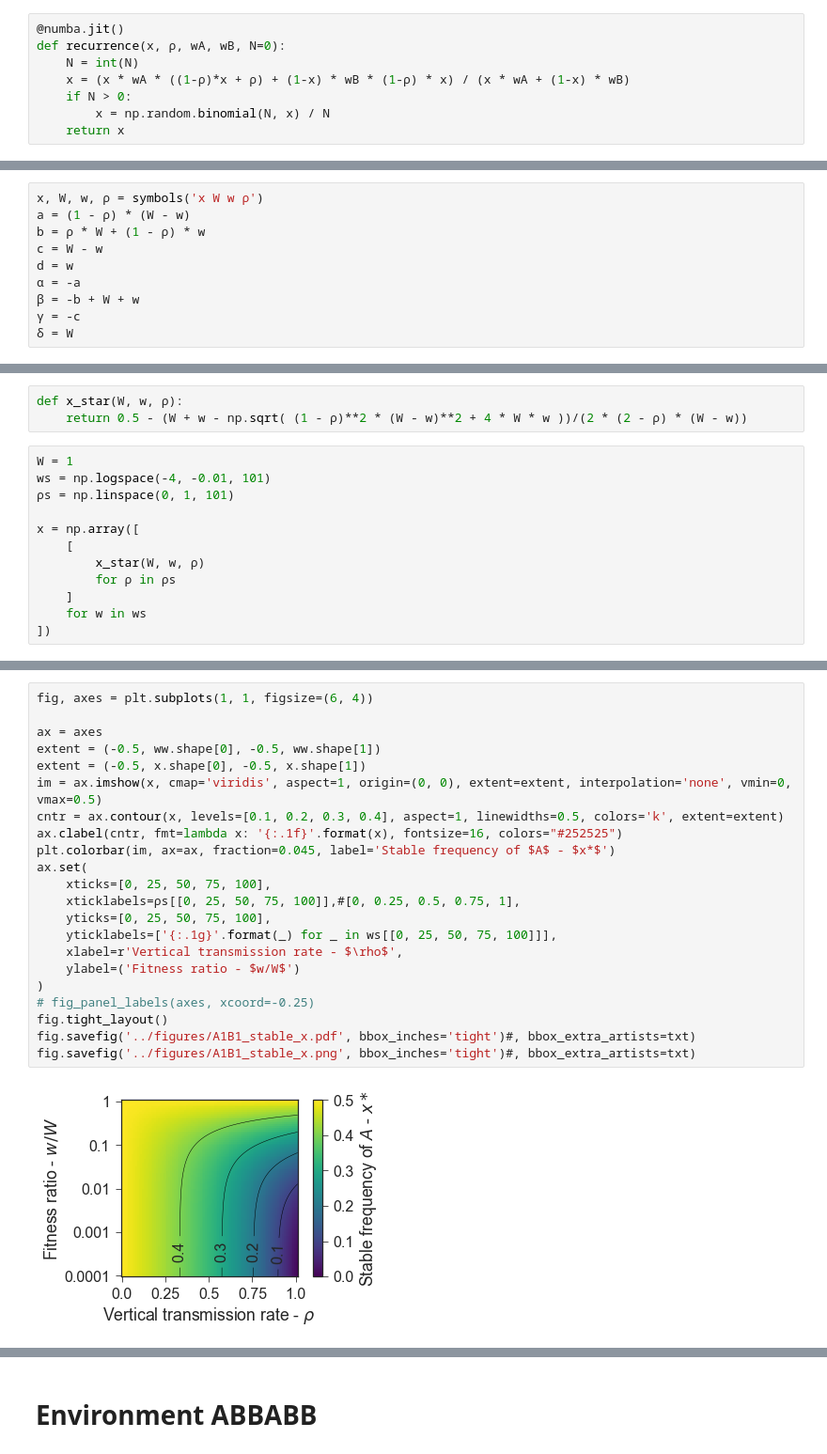
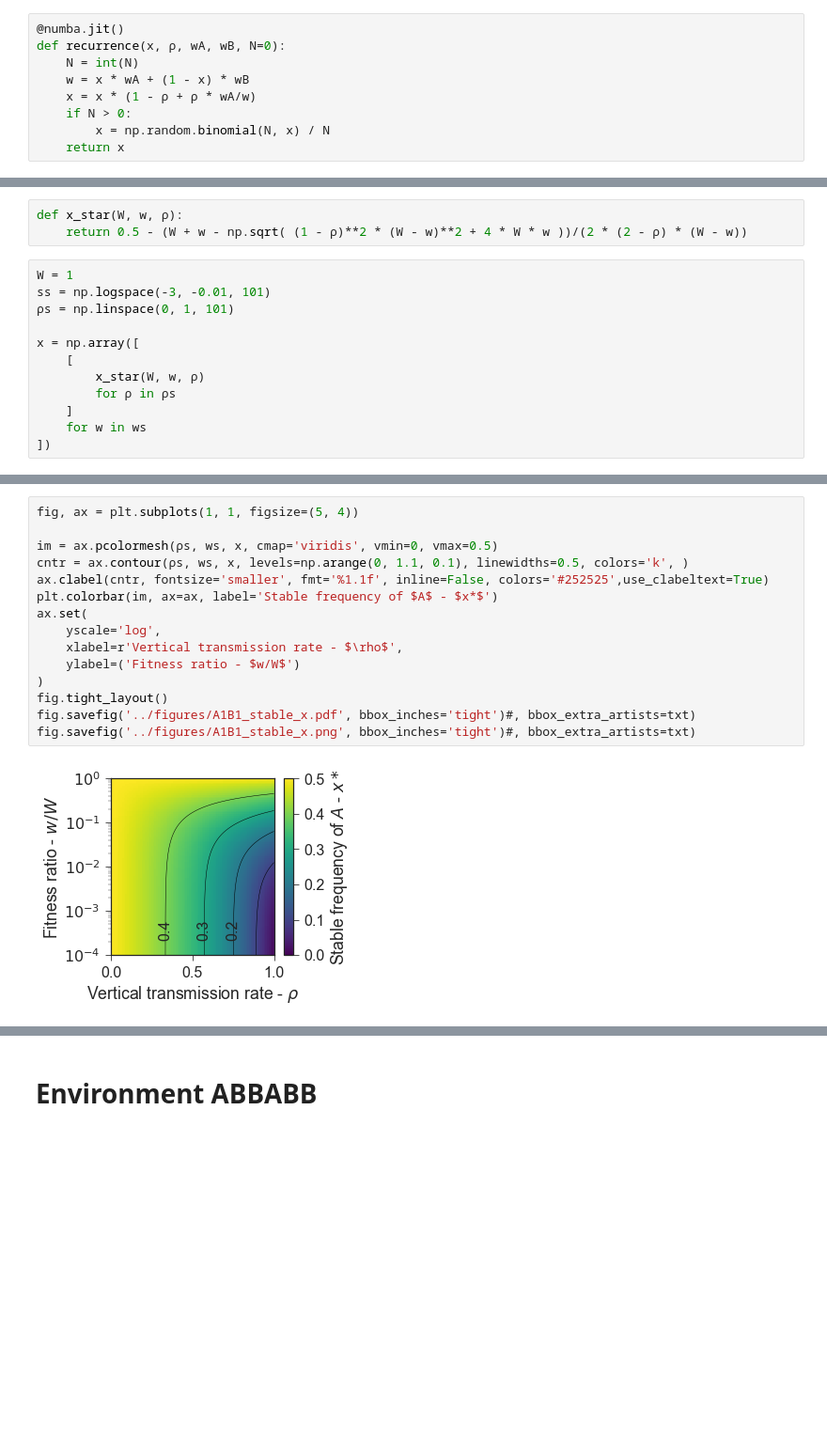
Before and after one commit to yoavram/Milpitas, a Jupyter notebook: notebooks/recurrence.ipynb, the cells around one changed output, grey strips where cells are left out. Shown at 94% size. Saved outputs shown, nothing was run; the diff lists cells and outputs as text; blank space fills up the shorter version.

```diff
--- a/notebooks/recurrence.ipynb
+++ b/notebooks/recurrence.ipynb
@@ -26,7 +25,8 @@ from rakott.mpl import fig_xlabel, fig_ylabel, fig_panel_labels
 @numba.jit()
 def recurrence(x, ρ, wA, wB, N=0):
     N = int(N)
-    x = (x * wA * ((1-ρ)*x + ρ) + (1-x) * wB * (1-ρ) * x) / (x * wA + (1-x) * wB)
+    w = x * wA + (1 - x) * wB
+    x = x * (1 - ρ + ρ * wA/w)
     if N > 0:
         x = np.random.binomial(N, x) / N
     return x
@@ -84,13 +84,3 @@ im.crop((0, 0, w/2, h)).save('../figures/recurrence_example_A.png')
 im.crop((w/2, 0, w, h)).save('../figures/recurrence_example_B.png')
 # %% [markdown]
 # Environment A1B1
-# %%
-x, W, w, ρ = symbols('x W w ρ')
-a = (1 - ρ) * (W - w)
-b = ρ * W + (1 - ρ) * w
-c = W - w
-d = w
-α = -a
-β = -b + W + w
-γ = -c
-δ = W
@@ -170,7 +89,7 @@ def x_star(W, w, ρ):
     return 0.5 - (W + w - np.sqrt( (1 - ρ)**2 * (W - w)**2 + 4 * W * w ))/(2 * (2 - ρ) * (W - w))
 # %%
 W = 1
-ws = np.logspace(-4, -0.01, 101)
+ss = np.logspace(-3, -0.01, 101)
 ρs = np.linspace(0, 1, 101)
 
 x = np.array([
@@ -185,24 +102,17 @@ ww = x * ws  + (1-x) * W # mean fitness after 2nd round - in w_A=w w_B=W
 # %%
-fig, axes = plt.subplots(1, 1, figsize=(6, 4))
+fig, ax = plt.subplots(1, 1, figsize=(5, 4))
 
-ax = axes
-extent = (-0.5, ww.shape[0], -0.5, ww.shape[1])
-extent = (-0.5, x.shape[0], -0.5, x.shape[1])
-im = ax.imshow(x, cmap='viridis', aspect=1, origin=(0, 0), extent=extent, interpolation='none', vmin=0, vmax=0.5)
-cntr = ax.contour(x, levels=[0.1, 0.2, 0.3, 0.4], aspect=1, linewidths=0.5, colors='k', extent=extent)
-ax.clabel(cntr, fmt=lambda x: '{:.1f}'.format(x), fontsize=16, colors="#252525")
-plt.colorbar(im, ax=ax, fraction=0.045, label='Stable frequency of $A$ - $x*$')
+im = ax.pcolormesh(ρs, ws, x, cmap='viridis', vmin=0, vmax=0.5)
+cntr = ax.contour(ρs, ws, x, levels=np.arange(0, 1.1, 0.1), linewidths=0.5, colors='k', )
+ax.clabel(cntr, fontsize='smaller', fmt='%1.1f', inline=False, colors='#252525',use_clabeltext=True)
+plt.colorbar(im, ax=ax, label='Stable frequency of $A$ - $x*$')
 ax.set(
-    xticks=[0, 25, 50, 75, 100],
-    xticklabels=ρs[[0, 25, 50, 75, 100]],#[0, 0.25, 0.5, 0.75, 1],
-    yticks=[0, 25, 50, 75, 100],
-    yticklabels=['{:.1g}'.format(_) for _ in ws[[0, 25, 50, 75, 100]]],
+    yscale='log',
     xlabel=r'Vertical transmission rate - $\rho$',
     ylabel=('Fitness ratio - $w/W$')
 )
-# fig_panel_labels(axes, xcoord=-0.25)
 fig.tight_layout()
 fig.savefig('../figures/A1B1_stable_x.pdf', bbox_inches='tight')#, bbox_extra_artists=txt)
 fig.savefig('../figures/A1B1_stable_x.png', bbox_inches='tight')#, bbox_extra_artists=txt)
 # %% [output]
-[figure, old version]
+[figure, new version]
```
Also changed, not shown: parts of 22 cells of this notebook, 3 other files.
